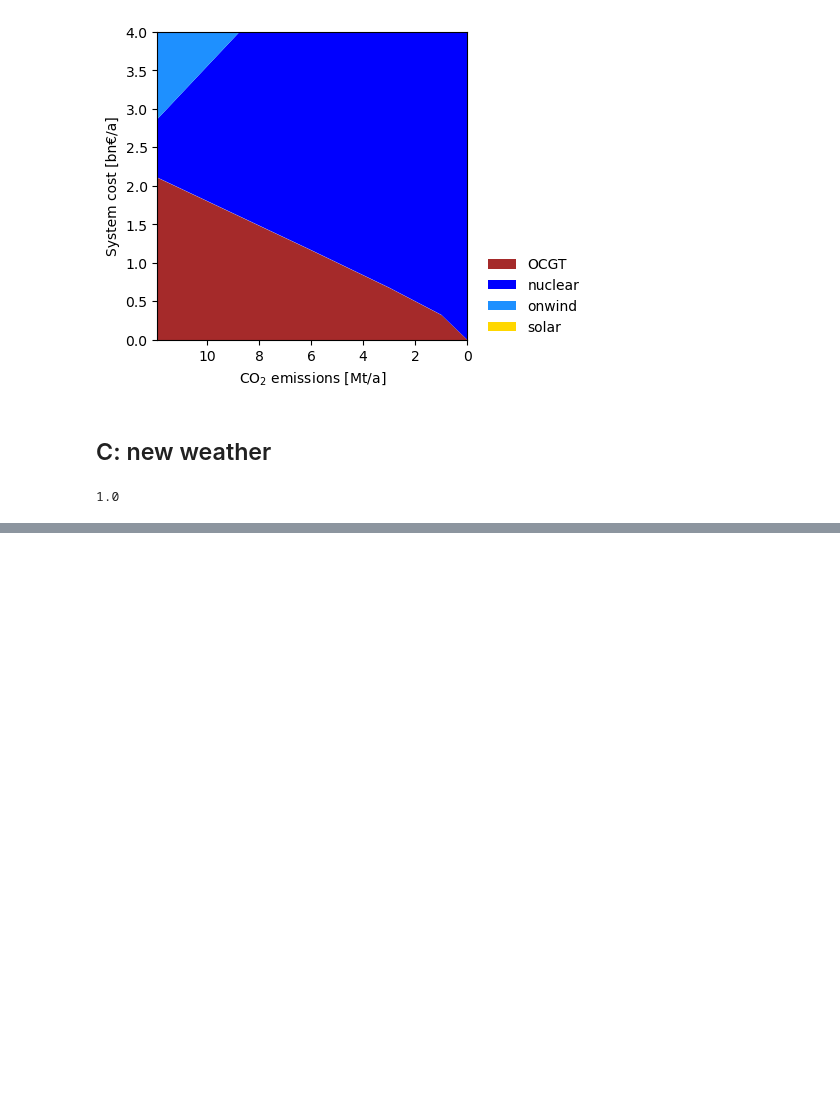
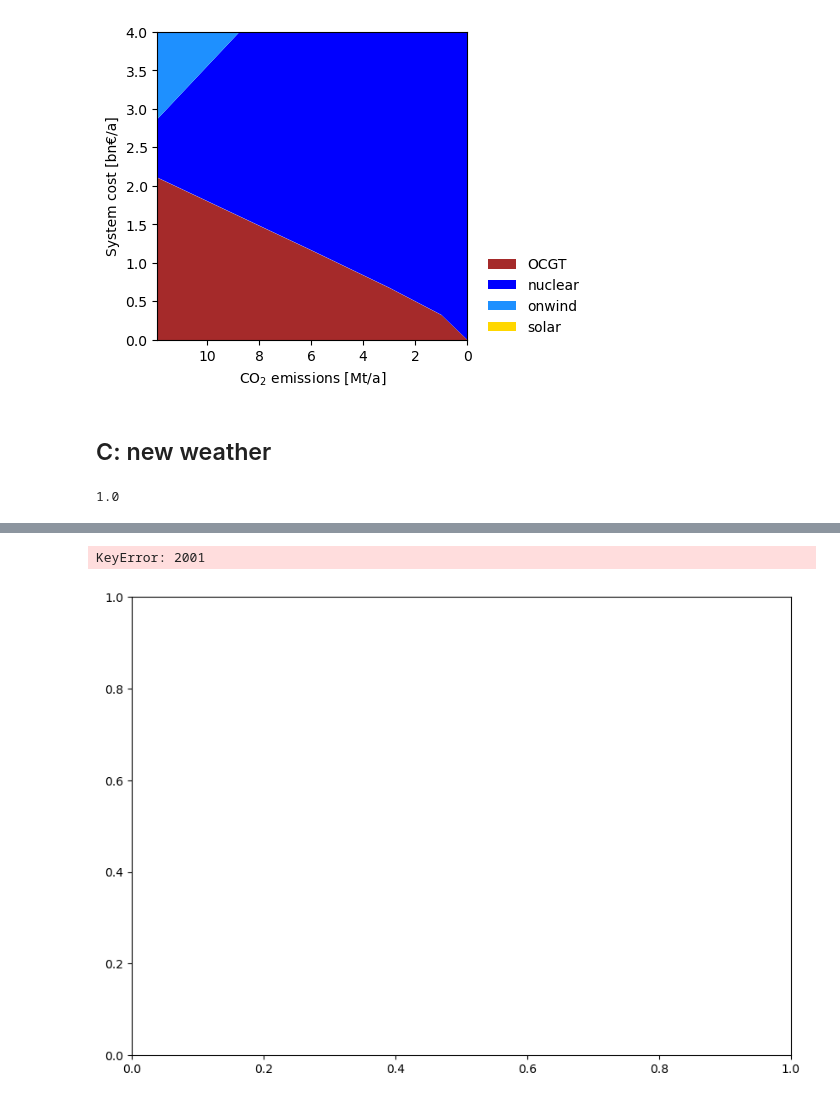
Before and after one commit to NicolineSimoneDTU/Integrated_Project, a Jupyter notebook: project.ipynb, the cells around one changed output, grey strips where cells are left out. Saved outputs shown, nothing was run; the diff lists cells and outputs as text; code cells hidden in the pictures; blank space fills up the shorter version.

```diff
--- a/project.ipynb
+++ b/project.ipynb
@@ -92,7 +92,7 @@ network.set_snapshots(snapshots.values)
 
 # Add buses
 network.add("Bus", "FIN_el")
-network.add("Bus", "FIN_hydro")
+#network.add("Bus", "FIN_hydro")
 
 # Add carriers
 carriers = [
@@ -123,6 +123,7 @@ network.add("Generator", "nuclear", bus="FIN_el", p_nom_extendable=True, p_max_p
 network.add("Generator", "biomass CHP", bus="FIN_el", p_nom_extendable=True, p_max_pu=1, marginal_cost=biomass_marginal, efficiency = costs.at["biomass CHP","efficiency"], capital_cost=biomass_capital, carrier="biomass CHP")
 network.add("Generator", "coal", bus="FIN_el", p_nom_extendable=True, p_max_pu=1, marginal_cost=coal_marginal, efficiency = costs.at["coal","efficiency"], capital_cost=coal_capital, carrier="coal")
 
+
 # Add hydro
 #network.add("Link", "FIN_hydro", bus0="FIN_hydro", bus1="FIN_el",
  #           p_nom_extendable=True, efficiency=1, p_max_pu=1, p_min_pu=-1, capital_cost=0)
@@ -397,16 +383,21 @@ for year in weather_years:
     onshore = onshore_all[country].loc[onshore_all.index.year == year]
     solar = solar_all[country].loc[solar_all.index.year == year]
 
-    network.generators_t["p_max_pu"].onwind = onshore.values
-    network.generators_t["p_max_pu"].solar = solar.values
+    network.generators_t["p_max_pu"] = network.generators_t["p_max_pu"].assign(
+    onwind=onshore.values,
+    solar=solar.values
+    )
+    print(network.generators_t.p_max_pu["onwind"].head())
+    print(onshore.head())  # Should match!
+    network.snapshots = solar.index
     network.optimize(solver_name="gurobi", solver_options={"outputflag": 0})
     sensitivity_cost[year] = system_cost(network)
     sensitivity_capacity[year] = network.generators.p_nom_opt
-    sensitivity_production[year] = network.generators_t.p.sum(axis=0)
+    sensitivity_production[year] = network.generators_t.p
 
 sens_cost = pd.DataFrame(sensitivity_cost).T.div(1e3)  # billion Euro/a
 sens_cap = pd.DataFrame(sensitivity_capacity).T
-sens_prod = pd.DataFrame(sensitivity_production).T.div(1e3)  # GWh/a
+#sens_prod = pd.DataFrame(sensitivity_production).T.div(1e3)  # GWh/a
 # %% [output]
 WARNING:pypsa.consistency:The following buses have carriers which are not defined:
 Index(['FIN_el', 'FIN_hydro'], dtype='object', name='Bus')
@@ -447,0 +443,18 @@ Set parameter Username
+# %%
+
+# Plot duration curves sensitivity
+
+fig , ax = plt.subplots(1, 1, figsize=(10,7))
+for year in weather_years:
+    ax.plot((sensitivity_production[year]["onwind"]/sens_cap.loc[year, "onwind"]).sort_values(ascending=False).reset_index(drop=True), label=year)
+plt.legend()
+plt.show()
+
+fig , ax = plt.subplots(1, 1, figsize=(10,7))
+for year in weather_years:
+    ax.plot((sensitivity_production[year]["nuclear"]/sens_cap.loc[year, "nuclear"]).sort_values(ascending=False).reset_index(drop=True), label=year)
+plt.legend()
+plt.show()
+# %% [output]
+KeyError: 2001
+[figure, added]
```
Also changed, not shown: parts of 5 cells of this notebook.
